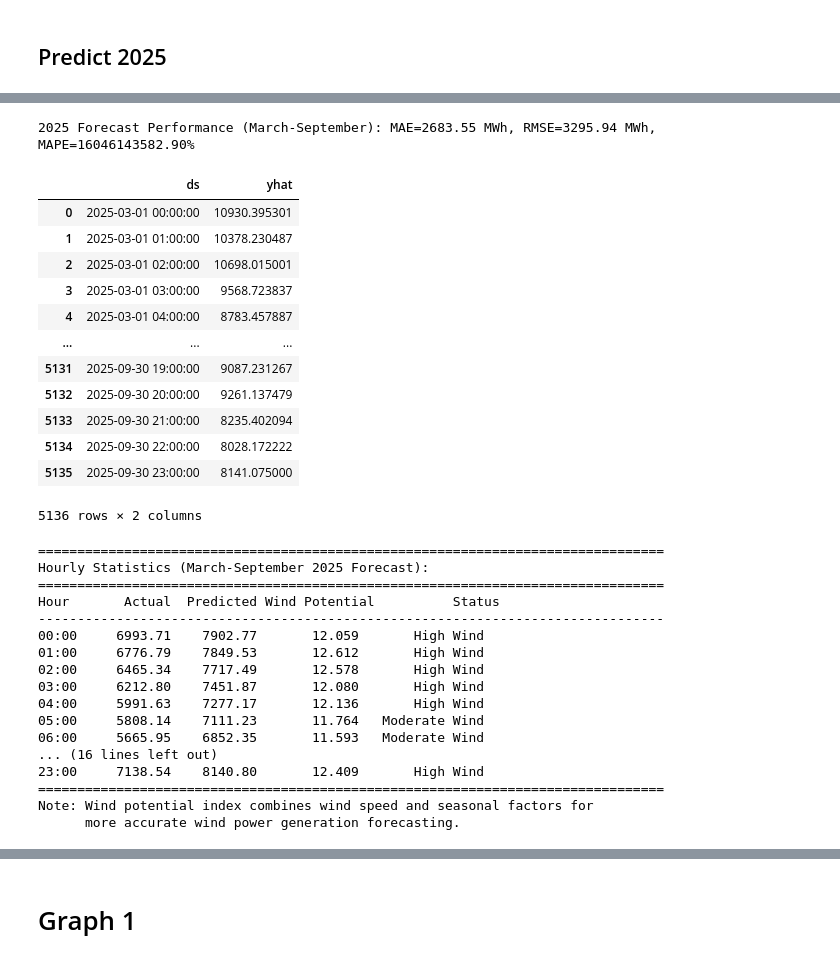
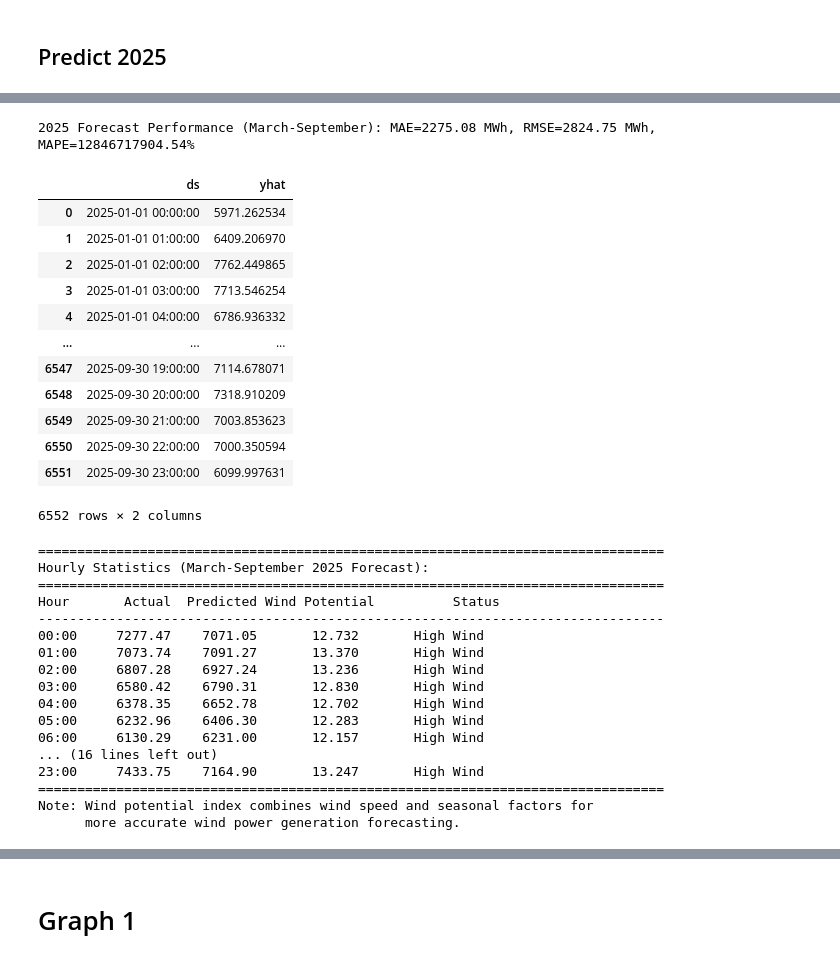
Before and after one commit to sdcastanedaa-max/2025-26-Data-driven, a Jupyter notebook: Advance_forecast/forecast_wind_gen.ipynb, the cells around one changed output, grey strips where cells are left out. Cells and saved outputs as stored; diff of their text form; code cells hidden in the pictures.

```diff
--- a/Advance_forecast/forecast_wind_gen.ipynb
+++ b/Advance_forecast/forecast_wind_gen.ipynb
@@ -169,8 +169,8 @@ wind_df = pd.read_csv("../Gen_data/Wind_2022_2024.csv")
 # Split data into train (70%), validation (20%), and test (10%)
 # Using only March to September data from 2022-2024
 total_rows = len(df)
-train_size = int(0.66 * total_rows)
-val_size = int(0.33 * total_rows)
+train_size = int(0.675 * total_rows)
+val_size = int(0.25 * total_rows)
 
 train_df = df.iloc[:train_size].copy()
 val_df = df.iloc[train_size:train_size + val_size].copy()
@@ -280,31 +290,16 @@ train_df.describe()
 # %%
 from src.random_forest import RandomForestModel
+from src.lightgbm import LightGBM
 import matplotlib.pyplot as plt
 
-# ------------------------------
-# 1. 创建模型
-# ------------------------------
-model = RandomForestModel(
-)
+# model = RandomForestModel()
+model = LightGBM()
 
-# ------------------------------
-# 2. 准备训练数据（确保包含所需列）
-#   必需列: ds, y, wind_speed, wind_direction, daily_weather_code
-#   可选列: wind_potential_index, floor
-# ------------------------------
-train_df['floor'] = 0   # 风电不可能小于 0，因此作为下限
+train_df['floor'] = 0
 
-print("Training RandomForestModel for wind power forecasting...")
-print("=" * 60)
-print("Model Configuration:")
-print(f"  - n_estimators: {model.model.n_estimators}")
-print(f"  - max_depth: {model.model.max_depth}")
-print(f"  - Random state: {model.model.random_state}")
+print("Training...")
 print("=" * 60)
 
-# ------------------------------
-# 3. 训练模型（新版 RF 模型的正确用法）
-# ------------------------------
 model.fit(train_df)
 
 print("\nTraining complete!")
@@ -474,7 +465,7 @@ df_2025
 ## Predict 2025
 # %%
 df_2025['month'] = df_2025['ds'].dt.month
-df_2025 = df_2025[(df_2025['month'] >= 3) & (df_2025['month'] <= 9)].copy()
+df_2025 = df_2025[(df_2025['month'] >= 1) & (df_2025['month'] <= 9)].copy()
 
 wind_df1 = pd.read_csv("../Gen_data/Wind_2025_1.csv")
 # Create future dataframe with regressor
@@ -504,37 +495,36 @@ future_2025.describe
 # %%
-
 # Make predictions
 forecast_2025 = model.predict(future_2025)
-
+forecast_2025['yhat'] = forecast_2025['yhat'].subtract(1100)
 # Clip predictions to non-negative values
 forecast_2025['yhat'] = forecast_2025['yhat'].clip(lower=0)
 
 # Calculate metrics for 2025 forecast
 actual_2025 = df_2025['y'].values
 pred_2025 = forecast_2025['yhat'].values
 
 mae_2025 = mean_absolute_error(actual_2025, pred_2025)
 rmse_2025 = np.sqrt(mean_squared_error(actual_2025, pred_2025))
 mape_2025 = np.mean(np.abs((actual_2025 - pred_2025) / (actual_2025 + 1e-8))) * 100
 
 print(f"2025 Forecast Performance (March-September): MAE={mae_2025:.2f} MWh, RMSE={rmse_2025:.2f} MWh, MAPE={mape_2025:.2f}%")
 
 forecast_2025
 # %% [output]
-2025 Forecast Performance (March-September): MAE=2683.55 MWh, RMSE=3295.94 MWh, MAPE=16046143582.90%
+2025 Forecast Performance (March-September): MAE=2275.08 MWh, RMSE=2824.75 MWh, MAPE=12846717904.54%
 |  | ds | yhat |
-| 0 | 2025-03-01 00:00:00 | 10930.395301 |
-| 1 | 2025-03-01 01:00:00 | 10378.230487 |
-| 2 | 2025-03-01 02:00:00 | 10698.015001 |
-| 3 | 2025-03-01 03:00:00 | 9568.723837 |
-| 4 | 2025-03-01 04:00:00 | 8783.457887 |
+| 0 | 2025-01-01 00:00:00 | 5971.262534 |
+| 1 | 2025-01-01 01:00:00 | 6409.206970 |
+| 2 | 2025-01-01 02:00:00 | 7762.449865 |
+| 3 | 2025-01-01 03:00:00 | 7713.546254 |
+| 4 | 2025-01-01 04:00:00 | 6786.936332 |
 | ... | ... | ... |
-| 5131 | 2025-09-30 19:00:00 | 9087.231267 |
-| 5132 | 2025-09-30 20:00:00 | 9261.137479 |
-| 5133 | 2025-09-30 21:00:00 | 8235.402094 |
-| 5134 | 2025-09-30 22:00:00 | 8028.172222 |
-| 5135 | 2025-09-30 23:00:00 | 8141.075000 |
+| 6547 | 2025-09-30 19:00:00 | 7114.678071 |
+| 6548 | 2025-09-30 20:00:00 | 7318.910209 |
+| 6549 | 2025-09-30 21:00:00 | 7003.853623 |
+| 6550 | 2025-09-30 22:00:00 | 7000.350594 |
+| 6551 | 2025-09-30 23:00:00 | 6099.997631 |
-5136 rows × 2 columns
+6552 rows × 2 columns
 # %%
 
 # Analyze hourly patterns with wind potential for 2025 forecast
@@ -576,15 +566,15 @@ Hourly Statistics (March-September 2025 Forecast):
 ================================================================================
 Hour       Actual  Predicted Wind Potential          Status
 --------------------------------------------------------------------------------
-00:00     6993.71    7902.77       12.059       High Wind
-01:00     6776.79    7849.53       12.612       High Wind
-02:00     6465.34    7717.49       12.578       High Wind
-03:00     6212.80    7451.87       12.080       High Wind
-04:00     5991.63    7277.17       12.136       High Wind
-05:00     5808.14    7111.23       11.764   Moderate Wind
-06:00     5665.95    6852.35       11.593   Moderate Wind
+00:00     7277.47    7071.05       12.732       High Wind
+01:00     7073.74    7091.27       13.370       High Wind
+02:00     6807.28    6927.24       13.236       High Wind
+03:00     6580.42    6790.31       12.830       High Wind
+04:00     6378.35    6652.78       12.702       High Wind
+05:00     6232.96    6406.30       12.283       High Wind
+06:00     6130.29    6231.00       12.157       High Wind
 ... (16 lines left out)
-23:00     7138.54    8140.80       12.409       High Wind
+23:00     7433.75    7164.90       13.247       High Wind
 ================================================================================
 Note: Wind potential index combines wind speed and seasonal factors for
       more accurate wind power generation forecasting.
```
Also changed, not shown: parts of 17 cells of this notebook, 4 other files.
